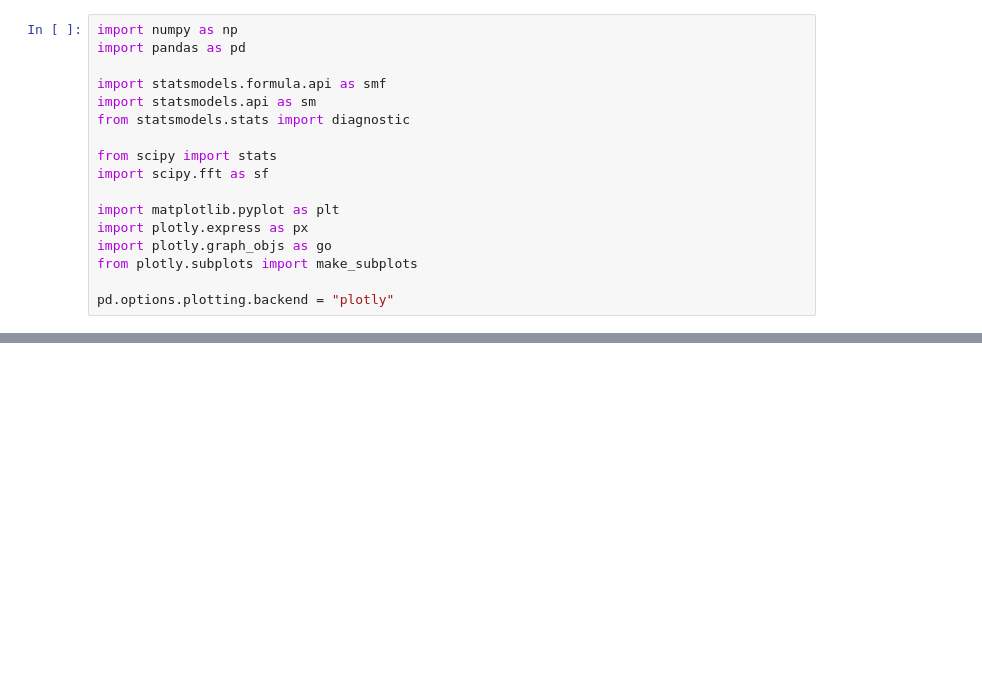
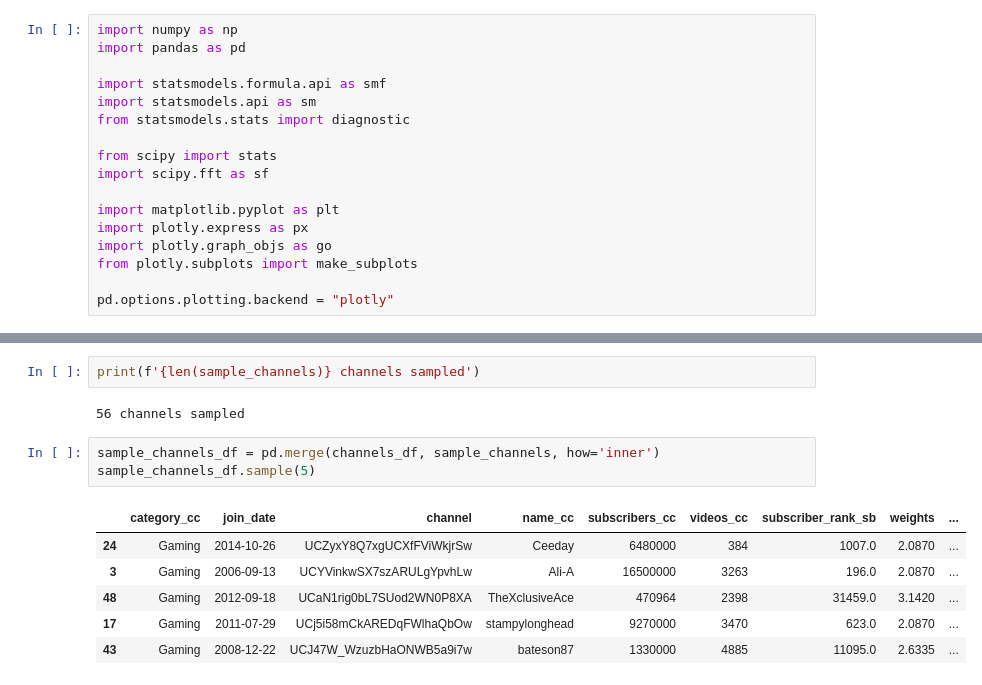
Before and after one commit to epfl-ada/ada-2023-project-analyticavengers2023, a Jupyter notebook: preprocessing.ipynb, the cells around one changed output, grey strips where cells are left out. Drawn from its saved outputs; the diff is of its cells as text; blank space fills up the shorter version.

```diff
--- a/preprocessing.ipynb
+++ b/preprocessing.ipynb
@@ -81,0 +87,14 @@ gaming_channels_df.to_parquet('data/gaming_channels_labelized.parquet')
+# %%
+print(f'{len(sample_channels)} channels sampled')
+# %% [output]
+56 channels sampled
+# %%
+sample_channels_df = pd.merge(channels_df, sample_channels, how='inner')
+sample_channels_df.sample(5)
+# %% [output]
+|  | category_cc | join_date | channel | name_cc | subscribers_cc | videos_cc | subscriber_rank_sb | weights | ... |
+| 24 | Gaming | 2014-10-26 | UCZyxY8Q7xgUCXfFViWkjrSw | Ceeday | 6480000 | 384 | 1007.0 | 2.0870 | ... |
+| 3 | Gaming | 2006-09-13 | UCYVinkwSX7szARULgYpvhLw | Ali-A | 16500000 | 3263 | 196.0 | 2.0870 | ... |
+| 48 | Gaming | 2012-09-18 | UCaN1rig0bL7SUod2WN0P8XA | TheXclusiveAce | 470964 | 2398 | 31459.0 | 3.1420 | ... |
+| 17 | Gaming | 2011-07-29 | UCj5i58mCkAREDqFWlhaQbOw | stampylonghead | 9270000 | 3470 | 623.0 | 2.0870 | ... |
+| 43 | Gaming | 2008-12-22 | UCJ47W_WzuzbHaONWB5a9i7w | bateson87 | 1330000 | 4885 | 11095.0 | 2.6335 | ... |
```
Also changed, not shown: parts of 18 cells of this notebook, 2 other files.
